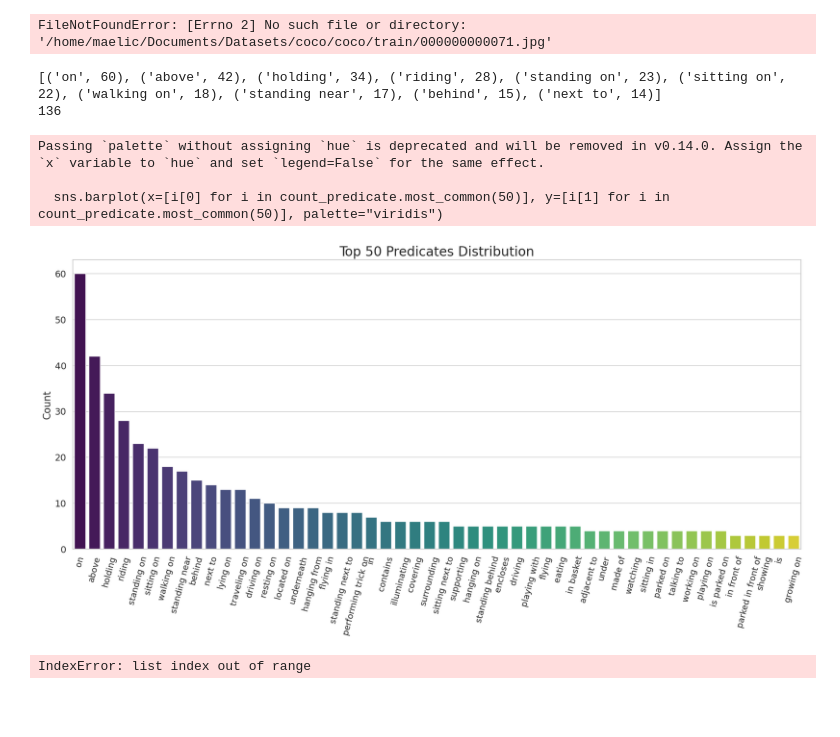
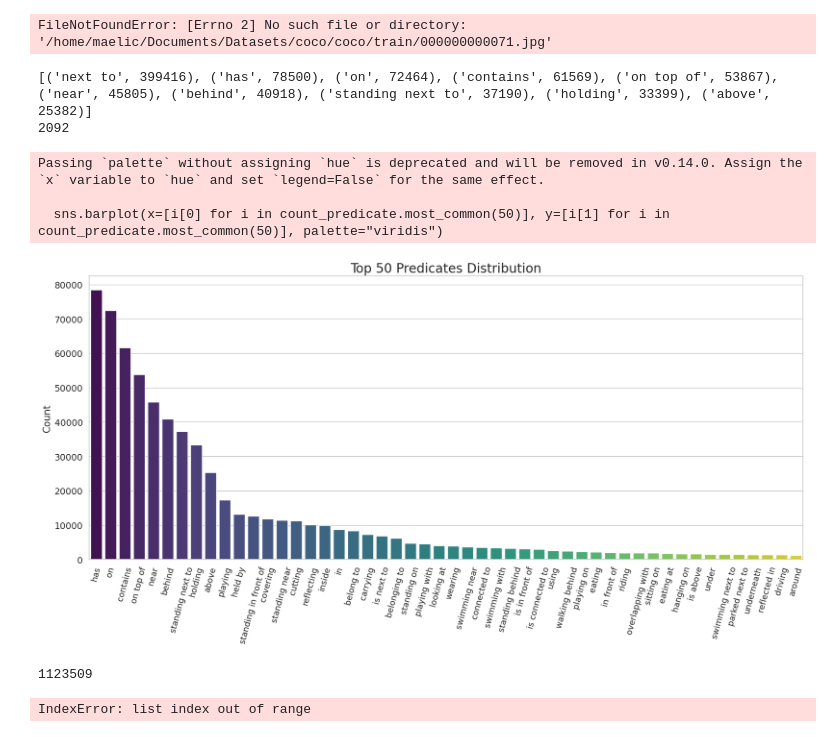
Before and after one commit to Maelic/OpenVocSGG, a Jupyter notebook: data_RLIPV2.ipynb, the cells around one changed output. Saved outputs shown, nothing was run; the diff lists cells and outputs as text; code cells hidden in the pictures; blank space fills up the shorter version.

```diff
--- a/data_RLIPV2.ipynb
+++ b/data_RLIPV2.ipynb
@@ -2,8 +17,8 @@
 coco_path = "/home/maelic/Documents/OpenVocSGG/all_annotations/O365 (pseudo)/RLIPv2_o365trainval_Tagger2_Noi24_20e_Xattnmask_SceneGraph_model_large_caption_nucleus10_thre05_1234_4.json"
 
 #coco_path = "/home/maelic/Documents/OpenVocSGG/all_annotations/COCO (pseudo)/RLIPv2_train2017_threshold20_Tagger2_Noi24_20e_Xattnmask_SceneGraph_model_large_caption_nucleus10_thre05.json"
-generated_data = "/home/maelic/Documents/OpenVocSGG/all_annotations/vg150_full.json"
-#coco_path = "/home/maelic/Downloads/all_annotations_coco/scene_graphs_preprocessv1.json"
+generated_data = "/home/maelic/Documents/OpenVocSGG/generated_data/OV_SGG_dataset/data_COCO_llava_OV.json"
+#generated_data = "/home/maelic/Documents/OpenVocSGG/all_annotations/COCO (pseudo)/RLIPv2_train2017_threshold20_Tagger2_Noi24_20e_Xattnmask_SceneGraph_model_large_caption_nucleus10_thre05.json"
 coco_img_path = "/home/maelic/Documents/Datasets/coco/coco/"
 vg_img_path = "/home/maelic/Documents/Datasets/VG_100K/"
 
@@ -30,11 +45,15 @@ count_predicate = Counter()
 num_rels = []
 
 for i in tqdm(data):
-    rel_count += len(i['relationships'])
-    num_rels.append(len(i['relationships']))
 
+    current_rels = []
+    num_rels.append(0)
     for r in i['relationships']:
-        count_predicate[r['predicate']] += 1
+        if (r['subject_id'], r['object_id']) not in current_rels:
+            rel_count += 1
+            count_predicate[r['predicate']] += 1
+            num_rels[-1] += 1
+            current_rels.append((r['subject_id'], r['object_id']))
 
 # print number of 0 in num_rels
 print("Number of images with 0 relationships: ", num_rels.count(0))
@@ -98,0 +136,29 @@ plt.show()
+# %%
+to_remove = []
+img_data = [i for i in data if i['image_id'] == img_num][0]
+
+current_rels = []
+for r in img_data['relationships']:
+    if r['predicate'] == None:
+        to_remove.append(r)
+        print(r)
+
+    if (r['subject_id'], r['object_id']) not in current_rels:
+        current_rels.append((r['subject_id'], r['object_id']))
+    else:
+        to_remove.append(r)
+
+img_data['relationships'] = [x for x in img_data['relationships'] if x not in to_remove]
+
+img_graph, img_boxes = visualize_graph(img_data['relationships'], img_data['objects'], img)
+
+# visualize the box image
+plt.imshow(img_boxes)
+plt.axis('off')
+plt.show()
+
+# visualize the graph
+fig = plt.figure(figsize=(12, 12))
+plt.imshow(img_graph)
+plt.axis('off')
+plt.show()
@@ -161,36 +230,42 @@ FileNotFoundError: [Errno 2] No such file or directory: '/home/maelic/Documents/
 print(count_predicate.most_common(10))
 print(len(count_predicate))
 
 # remove first entry from count_predicate
+count_predicate.pop('next to')
 
 import seaborn as sns
 import matplotlib.pyplot as plt
 
 # display the distribution of the predicates
 plt.figure(figsize=(20,8))
 sns.set(style="whitegrid")
 
 # Create the barplot
 sns.barplot(x=[i[0] for i in count_predicate.most_common(50)], y=[i[1] for i in count_predicate.most_common(50)], palette="viridis")
 
 # Add titles and labels
 plt.title('Top 50 Predicates Distribution', fontsize=20)
 # plt.xlabel('Predicates', fontsize=15)
 plt.ylabel('Count', fontsize=15)
 
 # Rotate x-axis labels for better readability
 plt.xticks(rotation=75, fontsize=13)
 plt.yticks(fontsize=14)
 
 # Show the plot
 plt.show()
 # %% [output]
-[('on', 60), ('above', 42), ('holding', 34), ('riding', 28), ('standing on', 23), ('sitting on', 22), ('walking on', 18), ('standing near', 17), ('behind', 15), ('next to', 14)]
-136
+[('next to', 399416), ('has', 78500), ('on', 72464), ('contains', 61569), ('on top of', 53867), ('near', 45805), ('behind', 40918), ('standing next to', 37190), ('holding', 33399), ('above', 25382)]
+2092
 Passing `palette` without assigning `hue` is deprecated and will be removed in v0.14.0. Assign the `x` variable to `hue` and set `legend=False` for the same effect.
 
   sns.barplot(x=[i[0] for i in count_predicate.most_common(50)], y=[i[1] for i in count_predicate.most_common(50)], palette="viridis")
-[figure, old version]
+[figure, new version]
+# %%
+# total num of rels
+print(rel_count)
+# %% [output]
+1123509
 # %%
 print(data[101]['objects'])
 
```
Also changed, not shown: parts of 6 cells of this notebook, 7 other files.
